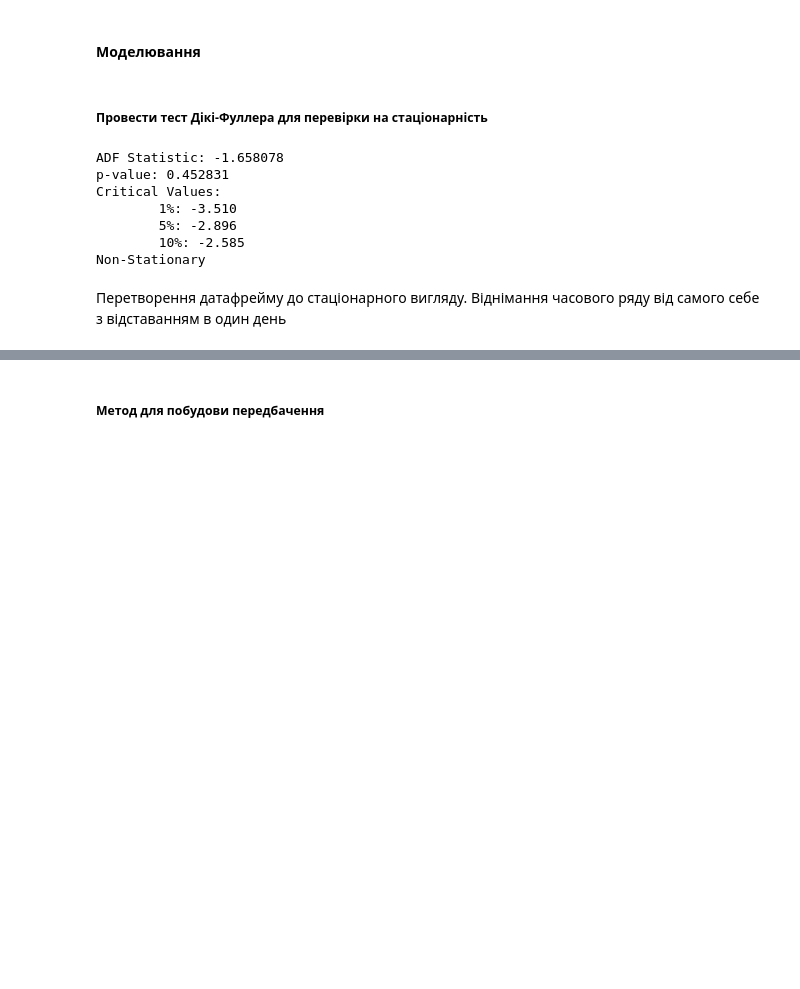
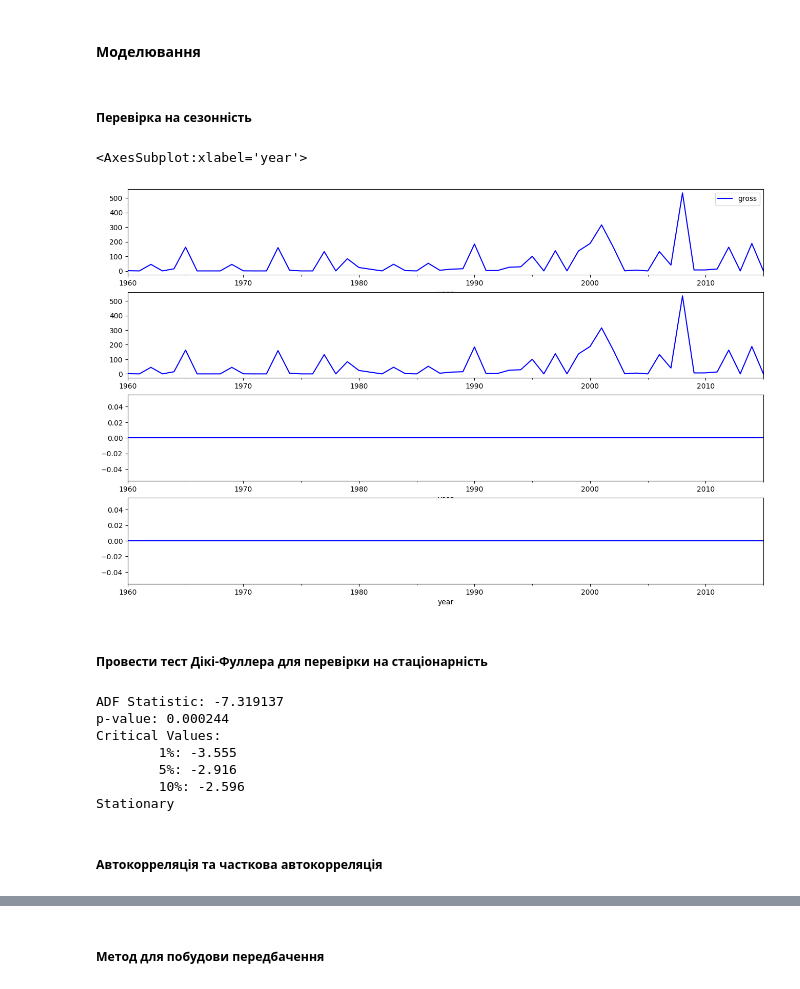
Before and after one commit to larry-oj/DataScienceTermPaper, a Jupyter notebook: database/analysis/Drama.ipynb, the cells around one changed output, grey strips where cells are left out. Saved outputs shown, nothing was run; the diff lists cells and outputs as text; code cells hidden in the pictures; blank space fills up the shorter version.

```diff
--- a/database/analysis/Drama.ipynb
+++ b/database/analysis/Drama.ipynb
@@ -166,9 +187,28 @@ plot_exp_smoothing(df['gross'], alpha=0.025, beta=0.9)
 # %% [markdown]
 #### Моделювання
+# %% [markdown]
+##### Перевірка на сезонність
+# %%
+deomposed = seasonal_decompose(df['gross'], model='additive')
+
+fig, axes = plt.subplots(nrows=4, figsize=big_figsize)
+plt.style.use('default')
+
+trend = deomposed.trend
+seasonal = deomposed.seasonal
+residual = deomposed.resid
+
+df.plot(ax=axes[0], color=main_color, label='Actual')
+trend.plot(ax=axes[1], color=main_color, label='Trend')
+seasonal.plot(ax=axes[2], color=main_color, label='Seasonal')
+residual.plot(ax=axes[3], color=main_color, label='Residual')
+# %% [output]
+<AxesSubplot:xlabel='year'>
+[figure, added]
 # %% [markdown]
 ##### Провести тест Дікі-Фуллера для перевірки на стаціонарність
 # %%
-dft_df = unf_df.copy()
+dft_df = df.copy()
 
 result = adfuller(dft_df['gross'], autolag='AIC')
 
@@ -183,15 +223,15 @@ if result[0] < result[4]["5%"]:
 else:
     print("Non-Stationary")
 # %% [output]
-ADF Statistic: -1.658078
-p-value: 0.452831
+ADF Statistic: -7.319137
+p-value: 0.000244
 Critical Values:
-        1%: -3.510
-        5%: -2.896
-        10%: -2.585
-Non-Stationary
+        1%: -3.555
+        5%: -2.916
+        10%: -2.596
+Stationary
-# %% [markdown]
-Перетворення датафрейму до стаціонарного вигляду. Віднімання часового ряду від самого себе з відставанням в один день
+# %% [markdown]
+##### Автокорреляція та часткова автокорреляція
 # %%
 def tsaplot(y, lags=None):
 
```
Also changed, not shown: parts of 19 cells of this notebook, 1 other file.
